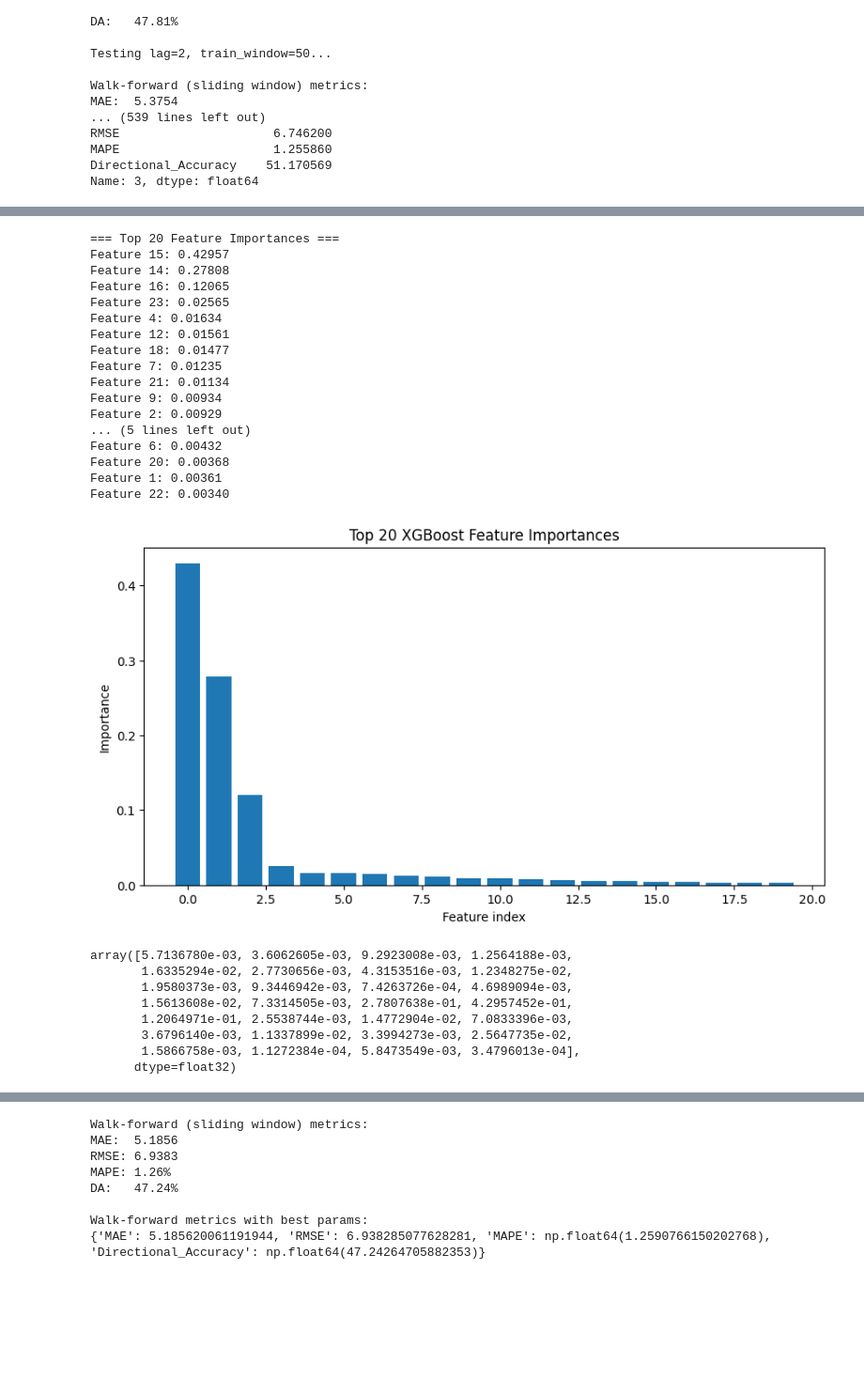
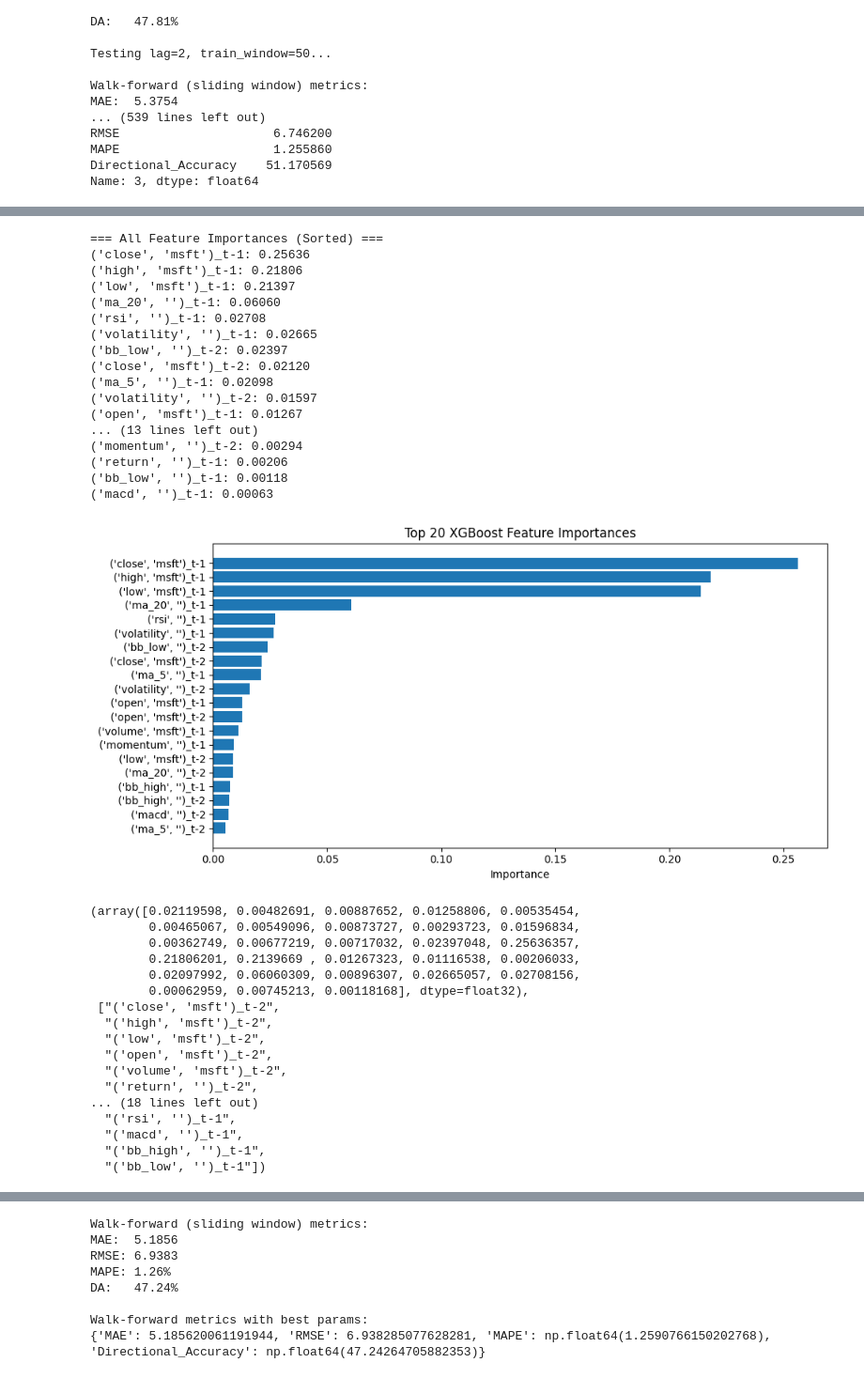
Before and after one commit to ruokokoski/predistocks, a Jupyter notebook: stock_predictor.ipynb, the cells around one changed output, grey strips where cells are left out. Shown at 94% size. Saved outputs shown, nothing was run; the diff lists cells and outputs as text; code cells hidden in the pictures; blank space fills up the shorter version.

```diff
--- a/stock_predictor.ipynb
+++ b/stock_predictor.ipynb
@@ -16,7 +16,7 @@ from sklearn.metrics import mean_absolute_error, root_mean_squared_error
 import optuna
 import plotly
 
-def load_stock_data(ticker: str, start: str = "2025-01-01", end: str = None):
+def load_stock_data(ticker: str, start: str = "2022-01-01", end: str = None):
     """
     Loads daily OHLCV data for a given stock ticker from Yahoo Finance.
 
@@ -350,7 +350,7 @@ def optuna_xgb(data, lag, train_window, n_trials=50, use_ta=True, alpha=None):
 
     def objective(trial):
         params = {
-            "n_estimators": trial.suggest_categorical("n_estimators", [200, 400, 600]),
+            "n_estimators": trial.suggest_categorical("n_estimators", [200, 400, 600, 800]),
             "learning_rate": trial.suggest_float("learning_rate", 0.01, 0.1, log=True),
             "max_depth": trial.suggest_int("max_depth", 3, 8),
             "subsample": trial.suggest_float("subsample", 0.5, 1.0),
@@ -453,3 +540,11 @@ print(trials_df.head())
+# %%
+def get_feature_names(df, lag):
+    base_cols = df.columns.tolist()
+    feature_names = []
+    for i in range(lag, 0, -1):
+        for col in base_cols:
+            feature_names.append(f"{col}_t-{i}")
+    return feature_names
 # %%
 def get_feature_importance(data, lag, train_window, params, use_ta=True):
     X, y, target_dates, _ = create_features(data, lag, use_ta)
@@ -479,30 +601,39 @@ def get_feature_importance(data, lag, train_window, params, use_ta=True):
 # %%
-best_params = study.best_params
+best_params = study_mae.best_params
 get_feature_importance(data, lag, train_window, best_params, use_ta=True)
 # %% [output]
-=== Top 20 Feature Importances ===
-Feature 15: 0.42957
-Feature 14: 0.27808
-Feature 16: 0.12065
-Feature 23: 0.02565
-Feature 4: 0.01634
-Feature 12: 0.01561
-Feature 18: 0.01477
-Feature 7: 0.01235
-Feature 21: 0.01134
-Feature 9: 0.00934
-Feature 2: 0.00929
-... (5 lines left out)
-Feature 6: 0.00432
-Feature 20: 0.00368
-Feature 1: 0.00361
-Feature 22: 0.00340
+=== All Feature Importances (Sorted) ===
+('close', 'msft')_t-1: 0.25636
+('high', 'msft')_t-1: 0.21806
+('low', 'msft')_t-1: 0.21397
+('ma_20', '')_t-1: 0.06060
+('rsi', '')_t-1: 0.02708
+('volatility', '')_t-1: 0.02665
+('bb_low', '')_t-2: 0.02397
+('close', 'msft')_t-2: 0.02120
+('ma_5', '')_t-1: 0.02098
+('volatility', '')_t-2: 0.01597
+('open', 'msft')_t-1: 0.01267
+... (13 lines left out)
+('momentum', '')_t-2: 0.00294
+('return', '')_t-1: 0.00206
+('bb_low', '')_t-1: 0.00118
+('macd', '')_t-1: 0.00063
-[figure, old version]
+[figure, new version]
-array([5.7136780e-03, 3.6062605e-03, 9.2923008e-03, 1.2564188e-03,
-       1.6335294e-02, 2.7730656e-03, 4.3153516e-03, 1.2348275e-02,
-       1.9580373e-03, 9.3446942e-03, 7.4263726e-04, 4.6989094e-03,
-       1.5613608e-02, 7.3314505e-03, 2.7807638e-01, 4.2957452e-01,
-       1.2064971e-01, 2.5538744e-03, 1.4772904e-02, 7.0833396e-03,
-       3.6796140e-03, 1.1337899e-02, 3.3994273e-03, 2.5647735e-02,
-       1.5866758e-03, 1.1272384e-04, 5.8473549e-03, 3.4796013e-04],
-      dtype=float32)
+(array([0.02119598, 0.00482691, 0.00887652, 0.01258806, 0.00535454,
+        0.00465067, 0.00549096, 0.00873727, 0.00293723, 0.01596834,
+        0.00362749, 0.00677219, 0.00717032, 0.02397048, 0.25636357,
+        0.21806201, 0.2139669 , 0.01267323, 0.01116538, 0.00206033,
+        0.02097992, 0.06060309, 0.00896307, 0.02665057, 0.02708156,
+        0.00062959, 0.00745213, 0.00118168], dtype=float32),
+ ["('close', 'msft')_t-2",
+  "('high', 'msft')_t-2",
+  "('low', 'msft')_t-2",
+  "('open', 'msft')_t-2",
+  "('volume', 'msft')_t-2",
+  "('return', '')_t-2",
+... (18 lines left out)
+  "('rsi', '')_t-1",
+  "('macd', '')_t-1",
+  "('bb_high', '')_t-1",
+  "('bb_low', '')_t-1"])
```
Also changed, not shown: parts of 6 cells of this notebook.
